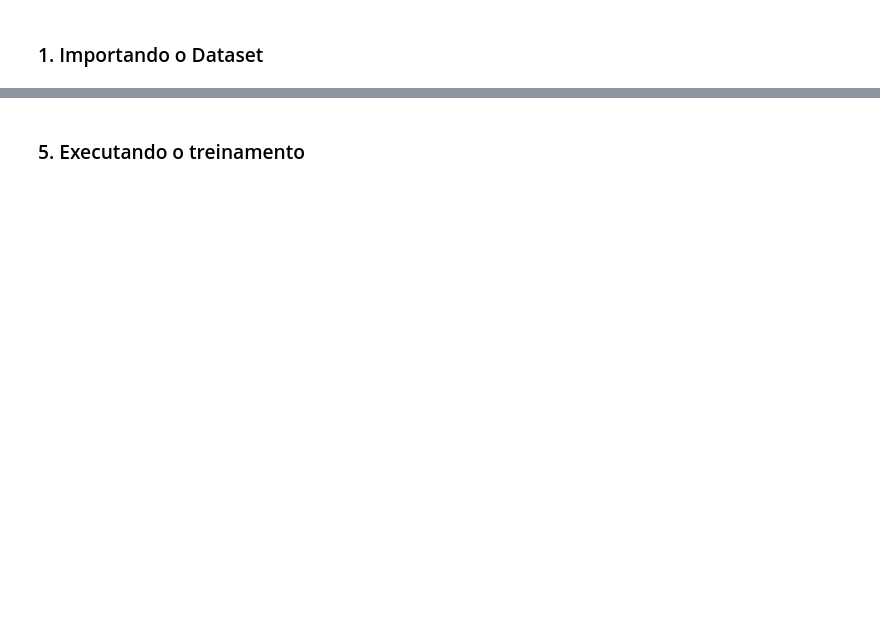
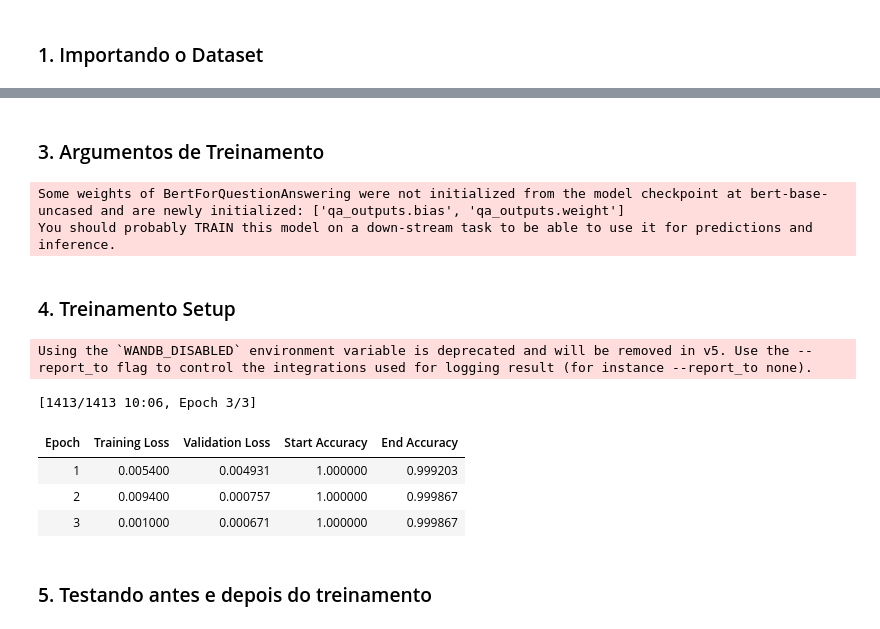
Before and after one commit to Ocinai/fiap-ia-tech-chall-3, a Jupyter notebook: BERT_Fine_Tuning.ipynb, the cells around one changed output, grey strips where cells are left out. Saved outputs shown, nothing was run; the diff lists cells and outputs as text; code cells hidden in the pictures; blank space fills up the shorter version.

```diff
--- a/BERT_Fine_Tuning.ipynb
+++ b/BERT_Fine_Tuning.ipynb
@@ -288,2 +168,67 @@ trainer = Trainer(
+# %% [markdown]
+### 3. Argumentos de Treinamento
+# %%
+from transformers import BertForQuestionAnswering, TrainingArguments, Trainer
+import numpy as np
+from datasets import load_dataset
+import evaluate
+
+model = BertForQuestionAnswering.from_pretrained("bert-base-uncased")
+
+squad_metric = evaluate.load("squad")
+
+def compute_metrics(p):
+    start_preds = np.argmax(p.predictions[0], axis=1)
+    end_preds = np.argmax(p.predictions[1], axis=1)
+
+    start_labels, end_labels = p.label_ids
+
+    return {
+        "start_accuracy": (start_preds == start_labels).mean(),
+        "end_accuracy": (end_preds == end_labels).mean()
+    }
+# %% [output]
+Some weights of BertForQuestionAnswering were not initialized from the model checkpoint at bert-base-uncased and are newly initialized: ['qa_outputs.bias', 'qa_outputs.weight']
+You should probably TRAIN this model on a down-stream task to be able to use it for predictions and inference.
+# %% [markdown]
+### 4. Treinamento Setup
+# %%
+import os
+from transformers import TrainingArguments, Trainer
+
+os.environ["WANDB_DISABLED"] = "true"
+
+training_args = TrainingArguments(
+    output_dir="./bert_finetuned",
+    eval_strategy="epoch",
+    save_strategy="epoch",
+    learning_rate=2e-5,
+    per_device_train_batch_size=16,
+    per_device_eval_batch_size=16,
+    num_train_epochs=3,
+    weight_decay=0.01,
+    load_best_model_at_end=True,
+    logging_dir="./logs",
+    logging_steps=100,
+    fp16=True
+)
+
+trainer = Trainer(
+    model=model,
+    args=training_args,
+    train_dataset=tokenized_dataset,
+    eval_dataset=tokenized_dataset,
+    compute_metrics=compute_metrics,
+)
+
+trainer.train()
+trainer.save_model("./bert_finetuned")
+# %% [output]
+Using the `WANDB_DISABLED` environment variable is deprecated and will be removed in v5. Use the --report_to flag to control the integrations used for logging result (for instance --report_to none).
+[1413/1413 10:06, Epoch 3/3]
+| Epoch | Training Loss | Validation Loss | Start Accuracy | End Accuracy |
+| 1 | 0.005400 | 0.004931 | 1.000000 | 0.999203 |
+| 2 | 0.009400 | 0.000757 | 1.000000 | 0.999867 |
+| 3 | 0.001000 | 0.000671 | 1.000000 | 0.999867 |
 # %% [markdown]
-### 5. Executando o treinamento
+### 5. Testando antes e depois do treinamento
```
Also changed, not shown: parts of 26 cells of this notebook.
